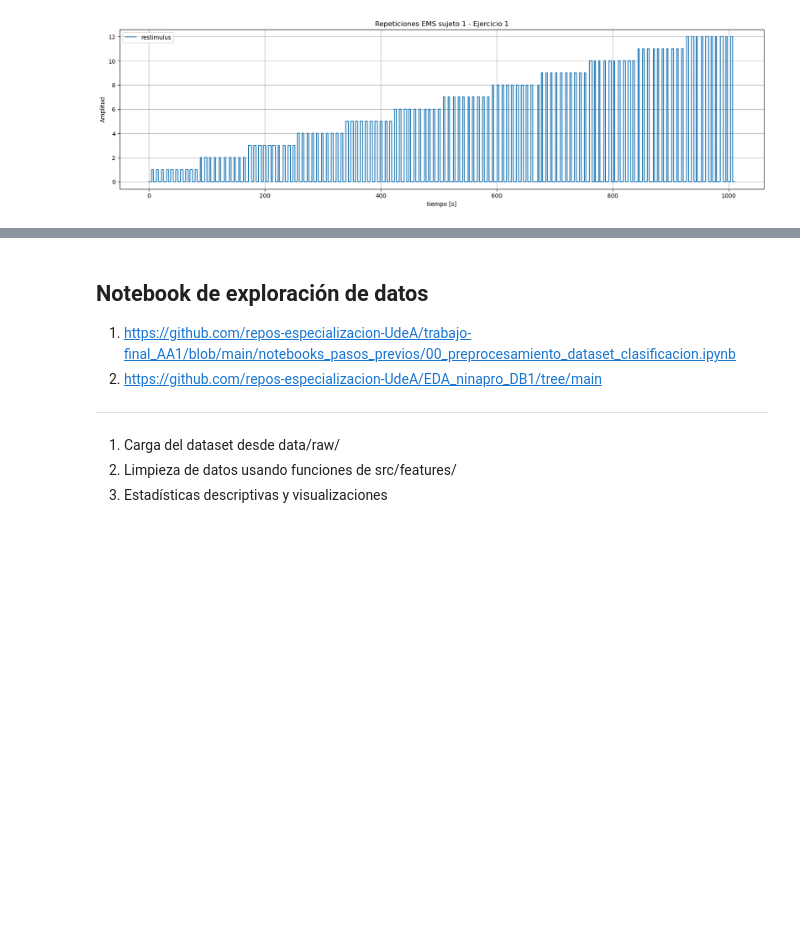
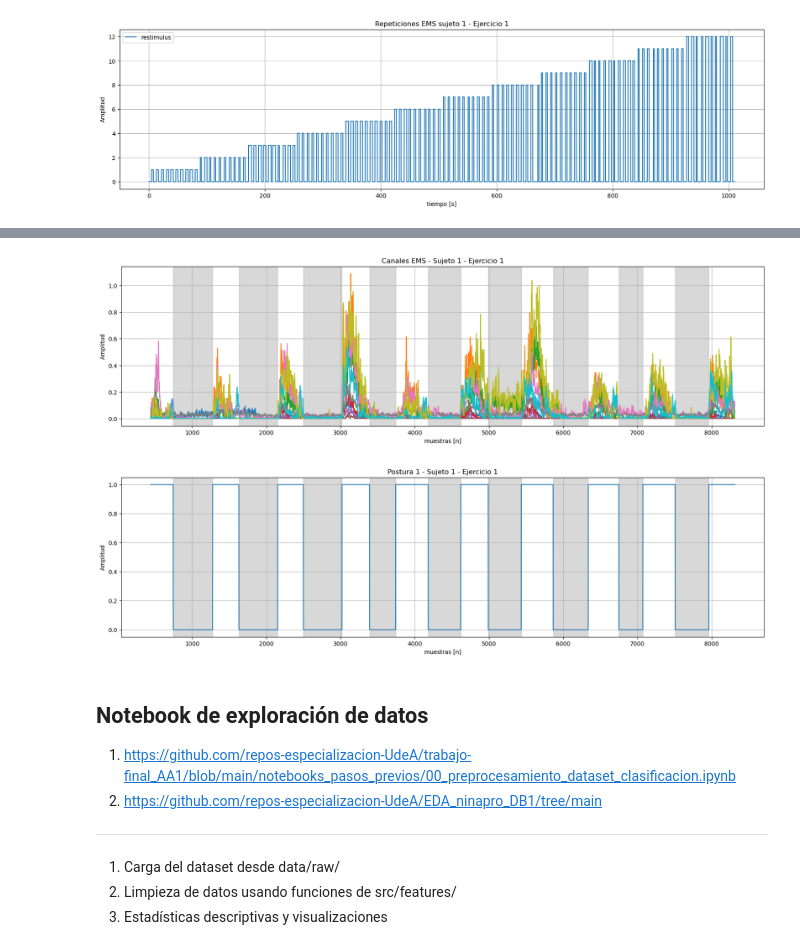
Before and after one commit to repos-especializacion-UdeA/monografia, a Jupyter notebook: notebooks/01_exploracion.ipynb, the cells around one changed output, grey strips where cells are left out. Drawn from its saved outputs; the diff is of its cells as text; code cells hidden in the pictures; blank space fills up the shorter version.

```diff
--- a/notebooks/01_exploracion.ipynb
+++ b/notebooks/01_exploracion.ipynb
@@ -109,0 +153,2 @@ graficar_medida1(signal_data_restimulus_df,
+# %%
+signal_data_emg_df_filt =  apply_filter_to_dataframe(signal_data_emg_df)
@@ -110,3 +164,22 @@ graficar_medida1(signal_data_restimulus_df,
+# %%
+graficar_medida2(signal_data_emg_df_filt,
+                 columnas = signal_data_emg_df_filt,
+                 labels = signal_data_df['restimulus'],
+                 num = 1,
+                 fs = None,
+                 titulo="Canales EMS - Sujeto 1 - Ejercicio 1"
+                 )
+
+graficar_medida2(signal_data_df,
+                 columnas = ['restimulus'],
+                 labels = signal_data_restimulus_df['restimulus'],
+                 num = 1,
+                 fs = None,
+                 titulo="Postura 1 - Sujeto 1 - Ejercicio 1"
+                 )
+# %% [output]
+[figure, added]
+[figure, added]
 # %% [markdown]
 ## Notebook de exploración de datos
 
```
Also changed, not shown: parts of 10 cells of this notebook, 6 other files.
